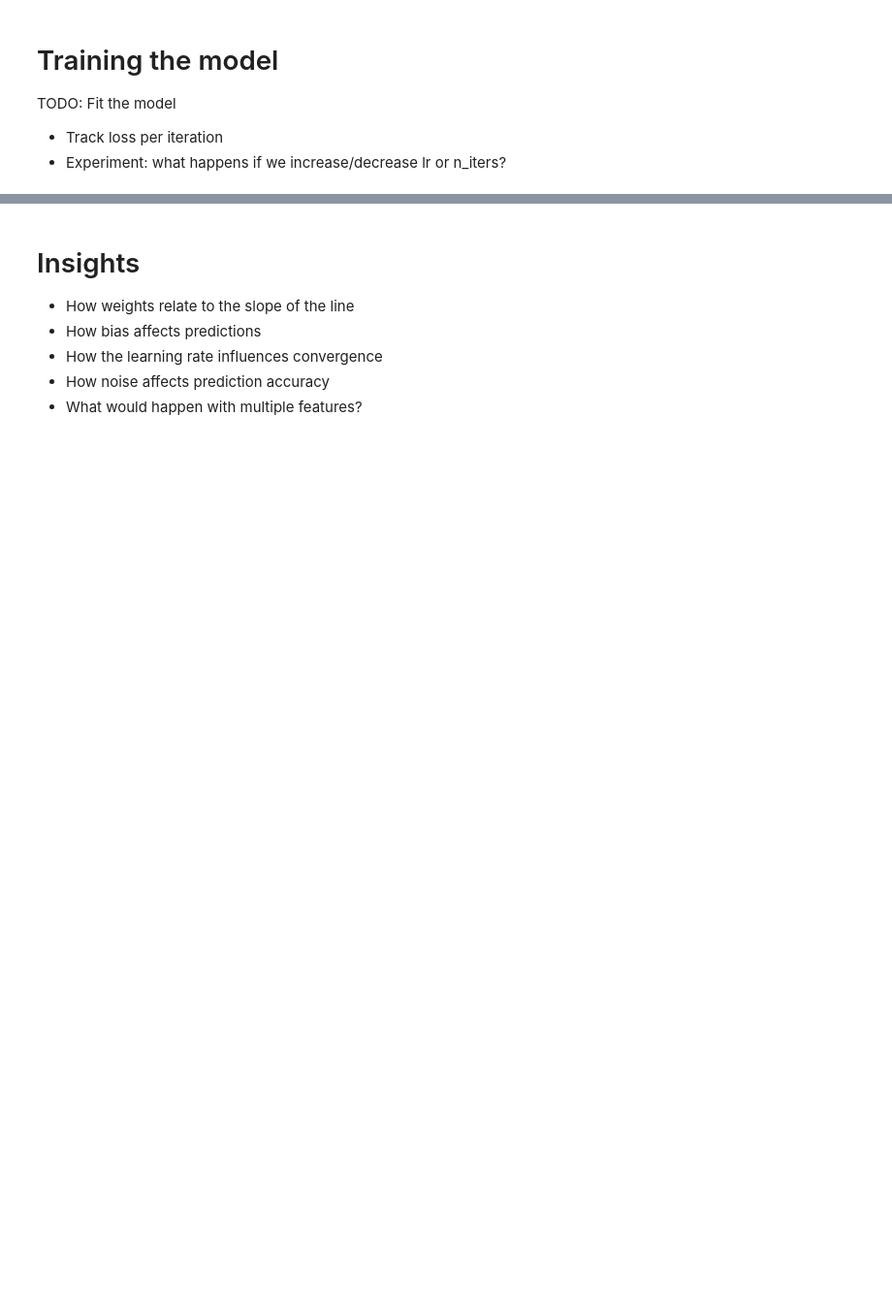
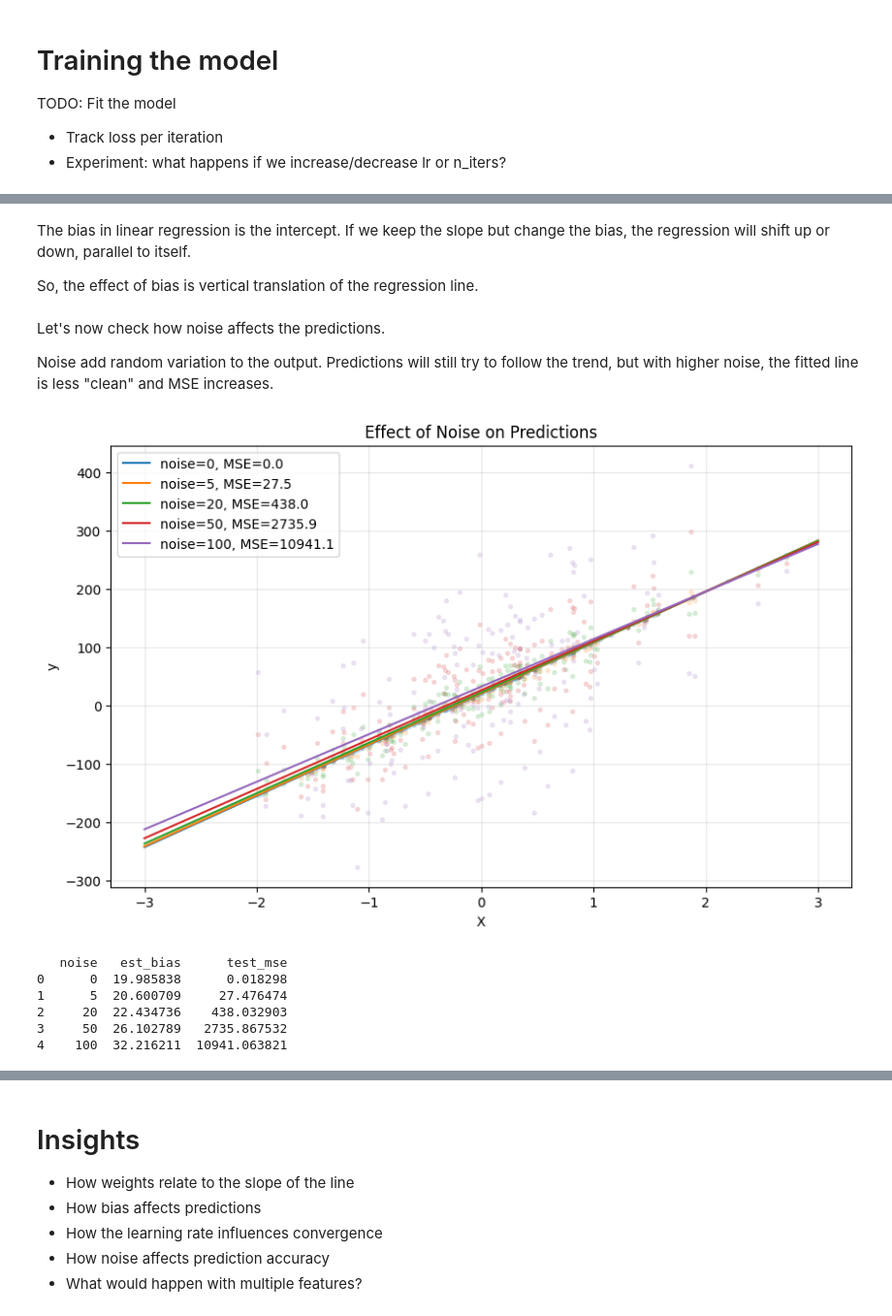
Before and after one commit to Imartinezcuevas/ML-From-Scratch, a Jupyter notebook: notebooks/01_linear_regression.ipynb, the cells around one changed output, grey strips where cells are left out. Shown at 97% size. Drawn from its saved outputs; the diff is of its cells as text; code cells hidden in the pictures; blank space fills up the shorter version.

Commit message:
Update linear regression notebook.

```diff
--- a/notebooks/01_linear_regression.ipynb
+++ b/notebooks/01_linear_regression.ipynb
@@ -67,21 +47,3 @@ Let's continue with preprocessing.
-# %%
-from sklearn.model_selection import train_test_split
-
-datasets_splits = {}
-for key, data in datasets.items():
-    X, y, bias = data
-    X_train, X_test, y_train, y_test = train_test_split(
-        X, y, test_size=0.2, random_state=42
-    )
-    datasets_splits[key] = {
-        "X_train": X_train,
-        "X_test": X_test,
-        "y_train": y_train,
-        "y_test": y_test,
-        "bias": bias,
-        "n_samples": sample,
-        "noise": noise
-    }
 # %% [markdown]
 # Training the model
 
@@ -212,0 +100,4 @@ plt.show()
+# %% [markdown]
+The bias in linear regression is the intercept. If we keep the slope but change the bias, the regression will shift up or down, parallel to itself.
+
+So, the effect of bias is vertical translation of the regression line.
@@ -212,0 +132,56 @@ plt.show()
+# %% [markdown]
+Let's now check how noise affects the predictions.
+
+Noise add random variation to the output. Predictions will still try to follow the trend, but with higher noise, the fitted line is less "clean" and MSE increases.
+# %%
+import pandas as pd
+
+noise_levels = [0, 5, 20, 50, 100]
+summary_rows = []
+
+X_grid = np.linspace(-3, 3, 200).reshape(-1, 1)
+
+plt.figure(figsize=(10, 6))
+plt.title("Effect of Noise on Predictions")
+plt.xlabel("X")
+plt.ylabel("y")
+
+for noise in noise_levels:
+    X_train, X_test, y_train, y_test, true_bias = make_dataset(
+        n_samples=200, n_features=1, noise=noise, bias=20,
+    )
+    model = LinearRegression(lr=0.01, n_iters=800)
+    model.fit(X_train, y_train, X_val=X_test, y_val=y_test)
+
+    # Predictions
+    y_grid_pred = model.predict(X_grid)
+    y_test_pred = model.predict(X_test)
+
+    # Metrics
+    test_mse = mean_squared_error(y_test, y_test_pred)
+
+    summary_rows.append({
+        "noise": noise,
+        "est_bias": float(model.b),
+        "test_mse": float(test_mse)
+    })
+
+    # Plot one noisy scatter + line
+    plt.scatter(X_train[:, 0], y_train, alpha=0.15, s=8)
+    plt.plot(X_grid[:, 0], y_grid_pred, label=f"noise={noise}, MSE={test_mse:.1f}")
+
+plt.legend()
+plt.grid(alpha=0.3)
+plt.show()
+
+# Summary table
+df_summary = pd.DataFrame(summary_rows).sort_values("noise").reset_index(drop=True)
+print(df_summary)
+# %% [output]
+[figure, added]
+   noise   est_bias      test_mse
+0      0  19.985838      0.018298
+1      5  20.600709     27.476474
+2     20  22.434736    438.032903
+3     50  26.102789   2735.867532
+4    100  32.216211  10941.063821
```
Also changed, not shown: parts of 10 cells of this notebook.
